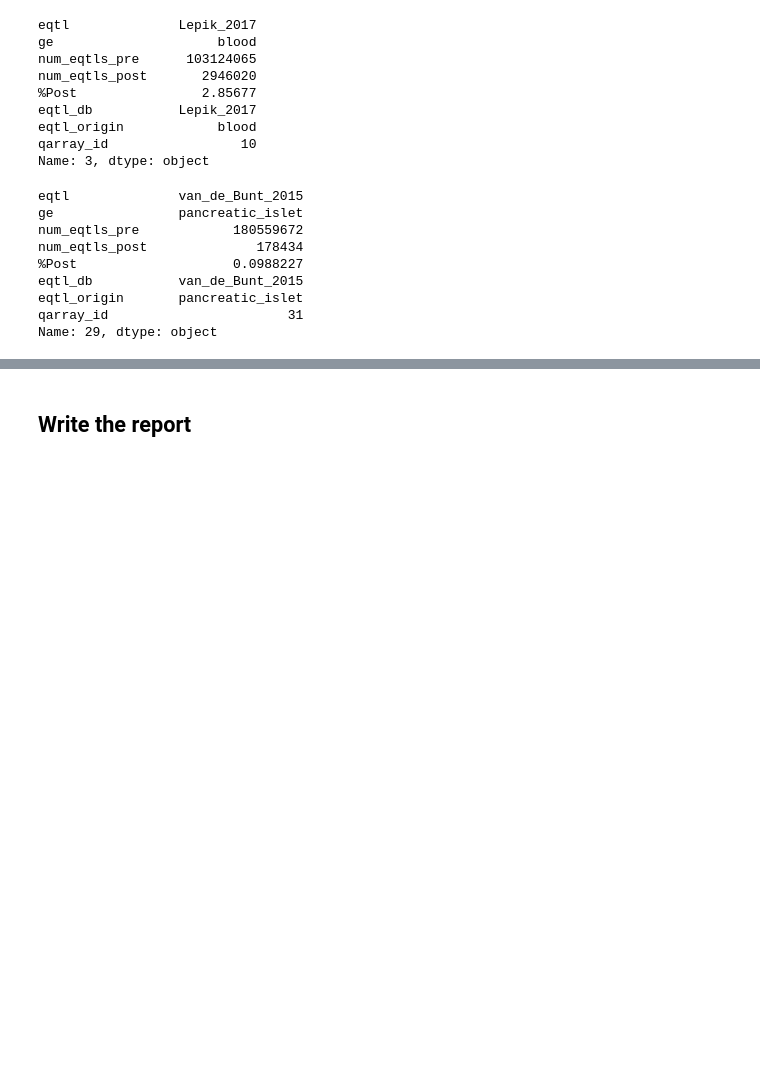
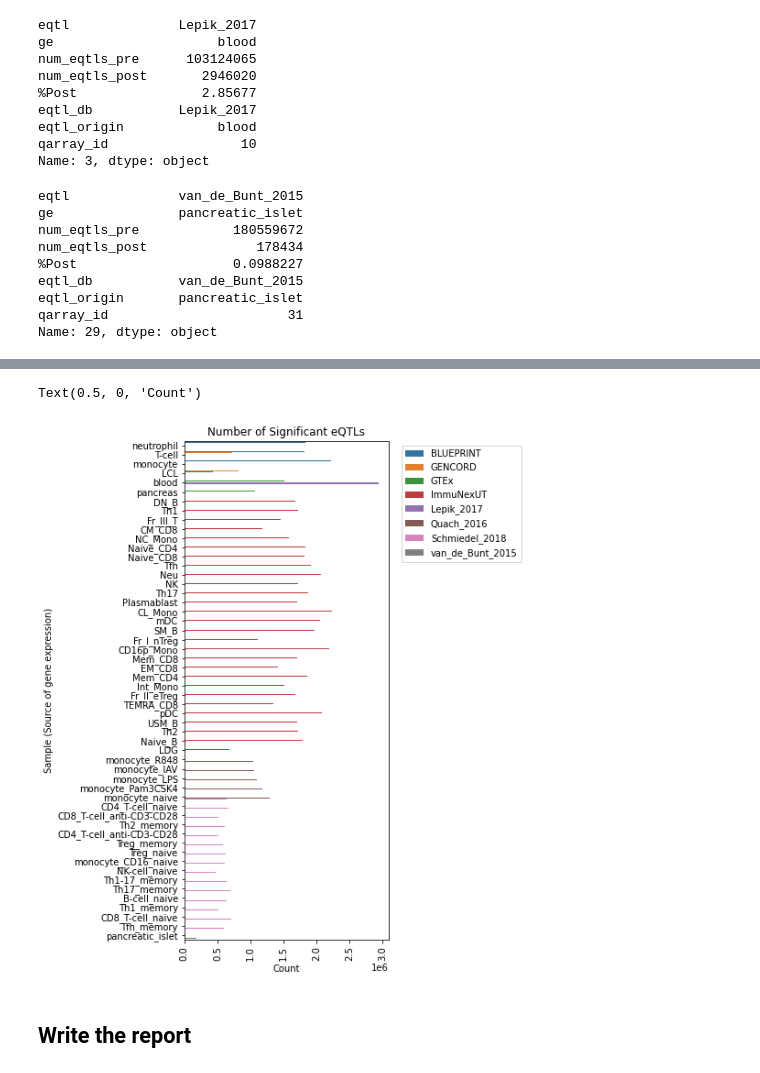
Before and after one commit to joreynajr/dchallenge, a Jupyter notebook: workflow/scripts/eqtl/eQTL_Summary.ipynb, the cells around one changed output, grey strips where cells are left out. Saved outputs shown, nothing was run; the diff lists cells and outputs as text; code cells hidden in the pictures; blank space fills up the shorter version.

```diff
--- a/workflow/scripts/eqtl/eQTL_Summary.ipynb
+++ b/workflow/scripts/eqtl/eQTL_Summary.ipynb
@@ -274,0 +277,9 @@ Name: 29, dtype: object
+# %%
+eqtl_colors ={'BLUEPRINT': (0.12156862745098039, 0.4666666666666667, 0.7058823529411765),
+             'GENCORD': (1.0, 0.4980392156862745, 0.054901960784313725),
+             'GTEx': (0.17254901960784313, 0.6274509803921569, 0.17254901960784313),
+             'ImmuNexUT': (0.8392156862745098, 0.15294117647058825, 0.1568627450980392),
+             'Lepik_2017': (0.5803921568627451, 0.403921568627451, 0.7411764705882353),
+             'Quach_2016': (0.5490196078431373, 0.33725490196078434, 0.29411764705882354),
+             'Schmiedel_2018': (0.8901960784313725, 0.4666666666666667, 0.7607843137254902),
+             'van_de_Bunt_2015': (0.4980392156862745, 0.4980392156862745, 0.4980392156862745)}
@@ -275,3 +302,25 @@ Name: 29, dtype: object
+# %%
+fig, ax = plt.subplots(figsize=(4, 10))
+
+# Draw a nested barplot by species and sex
+plot_data = all_df.sort_values('eqtl')
+
+g = sns.barplot(data=plot_data,
+            y="ge", x="num_eqtls_post",
+            hue='eqtl', palette=eqtl_colors, orient='h', ax=ax)
+
+# move the legend
+ax.legend(bbox_to_anchor=(1.04,1), loc="upper left")
+
+for x in g.get_xticklabels():
+    x.set_rotation(90)
+
+g.set_title('Number of Significant eQTLs')
+g.set_ylabel('Sample (Source of gene expression)')
+g.set_xlabel('Count')
+# %% [output]
+Text(0.5, 0, 'Count')
+[figure, added]
 # %% [markdown]
 ## Write the report
 # %%
```
Also changed, not shown: parts of 2 cells of this notebook, 8 other files.
